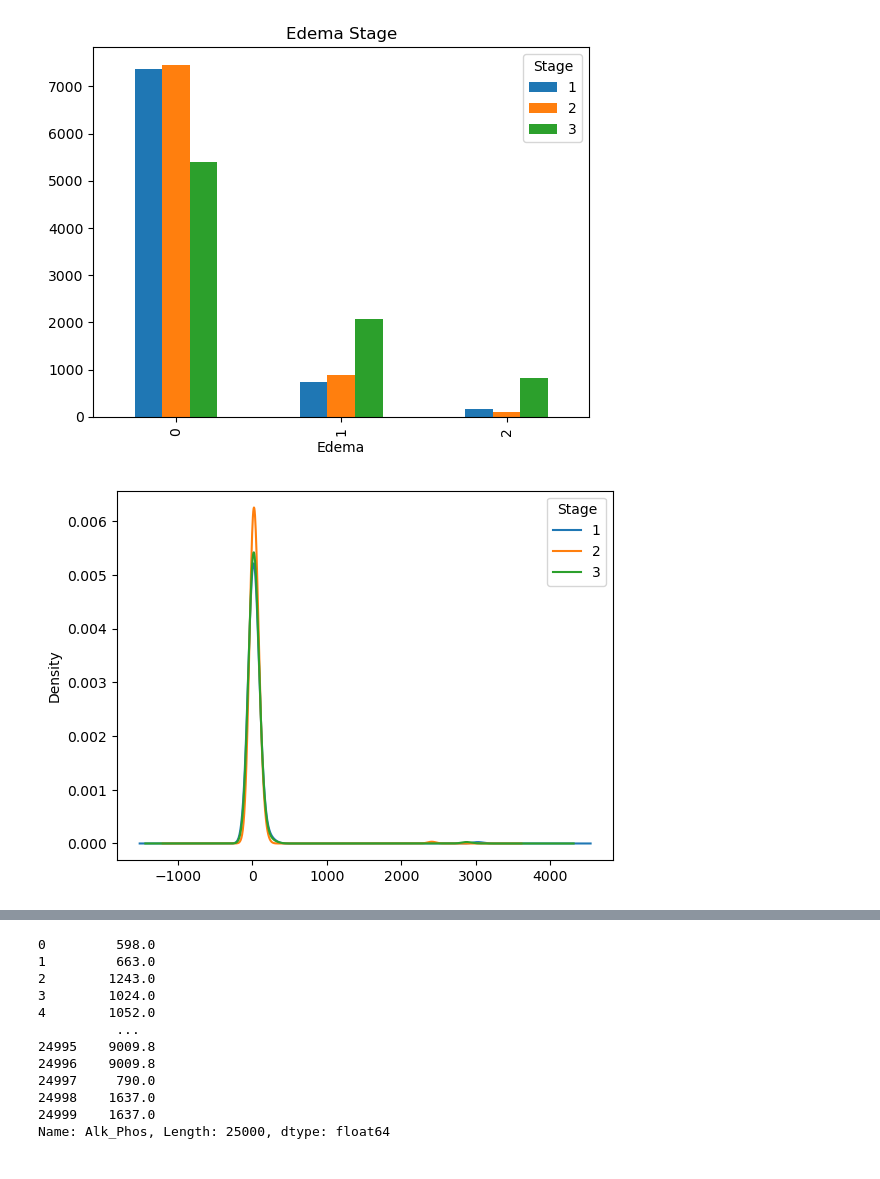
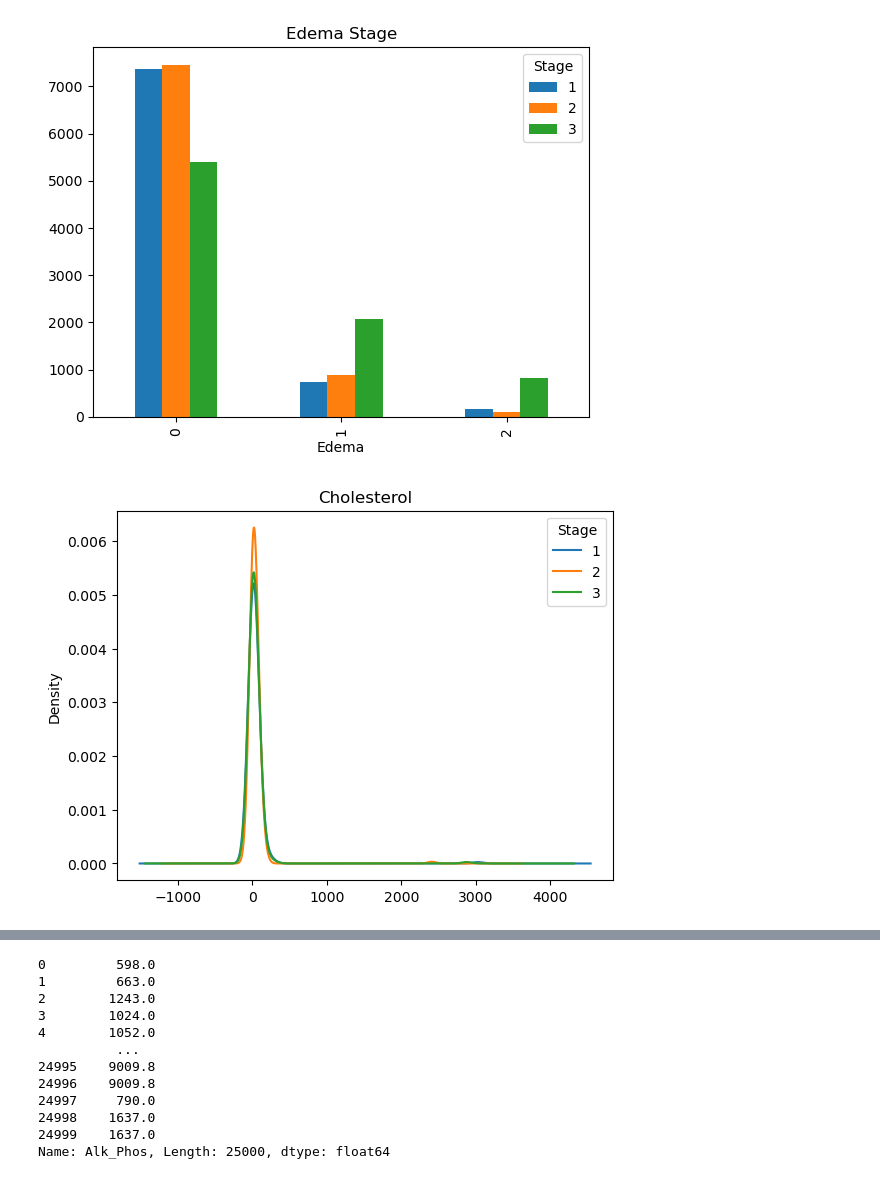
Before and after one commit to ishubhamsourabh/Liver-Cirrhosis-Stage-Detection, a Jupyter notebook: UM_Liver Cirrhosis Stage Detection.ipynb, the cells around one changed output, grey strips where cells are left out. Drawn from its saved outputs; the diff is of its cells as text; code cells hidden in the pictures.

```diff
--- a/UM_Liver Cirrhosis Stage Detection.ipynb
+++ b/UM_Liver Cirrhosis Stage Detection.ipynb
@@ -267,6 +282,7 @@ plt.title("Edema Stage");
 [figure]
 # %%
 pd.crosstab(df.Cholesterol,df.Stage).plot(kind="kde");
+plt.title("Cholesterol");
 # %% [output]
-[figure, old version]
+[figure, new version]
 # %%
```
Also changed, not shown: parts of 4 cells of this notebook.
